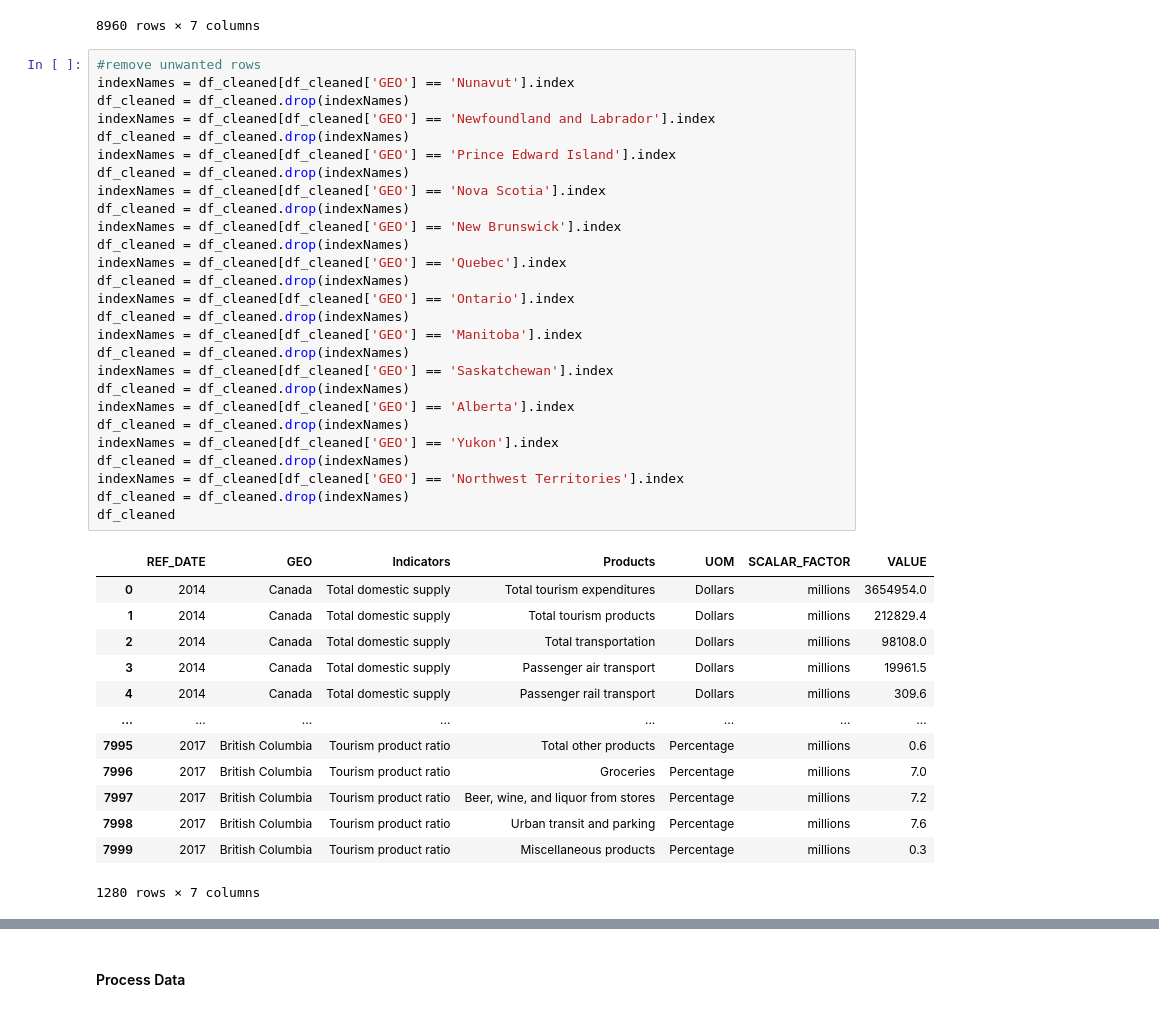
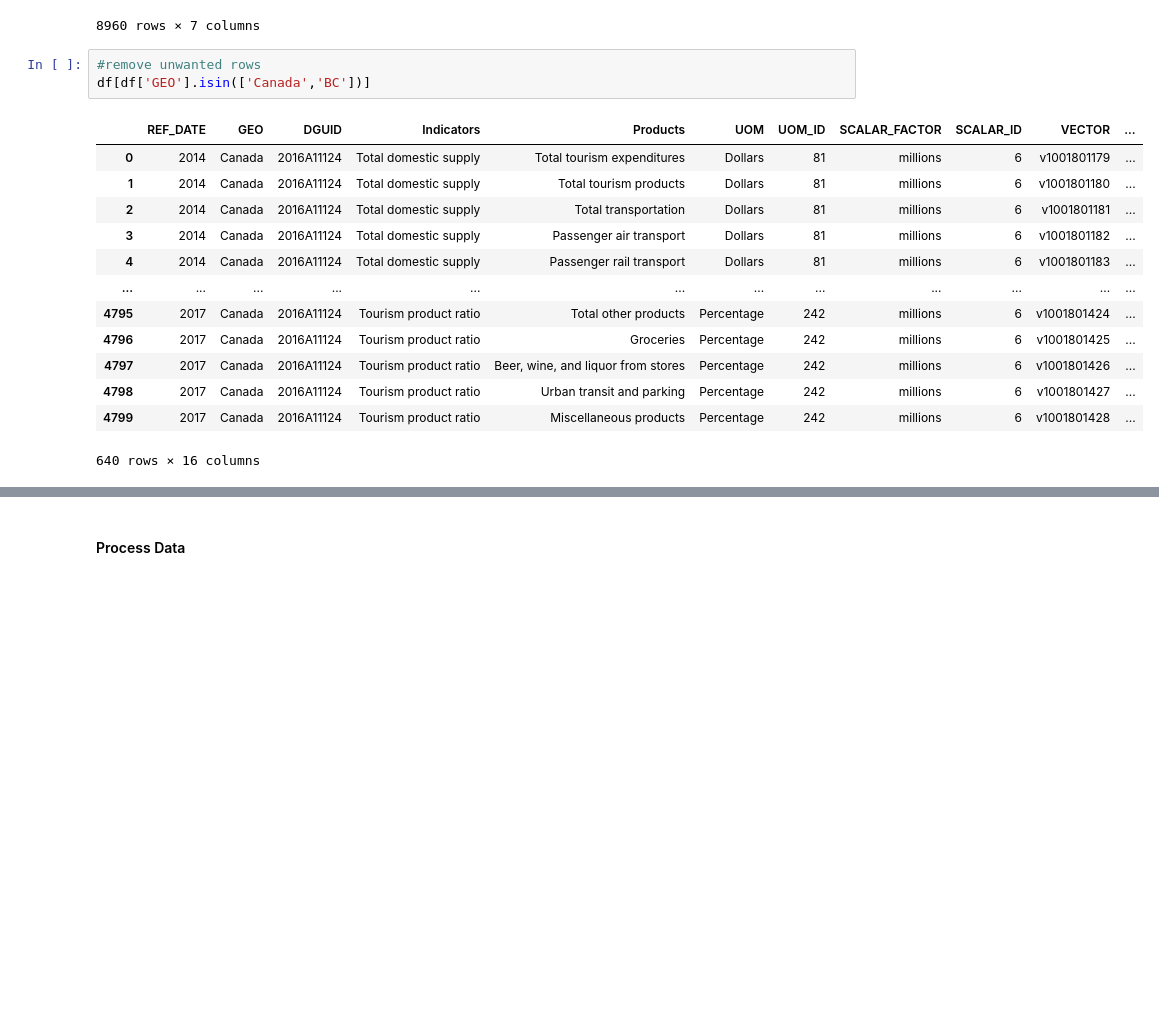
Before and after one commit to data301-2021-winter1/group05-project, a Jupyter notebook: notebooks/analysis1.ipynb, the cells around one changed output, grey strips where cells are left out. Drawn from its saved outputs; the diff is of its cells as text; blank space fills up the shorter version.

```diff
--- a/notebooks/analysis1.ipynb
+++ b/notebooks/analysis1.ipynb
@@ -305,45 +305,21 @@ df_cleaned
 8960 rows × 7 columns
 # %%
 #remove unwanted rows
-indexNames = df_cleaned[df_cleaned['GEO'] == 'Nunavut'].index
-df_cleaned = df_cleaned.drop(indexNames)
-indexNames = df_cleaned[df_cleaned['GEO'] == 'Newfoundland and Labrador'].index
-df_cleaned = df_cleaned.drop(indexNames)
-indexNames = df_cleaned[df_cleaned['GEO'] == 'Prince Edward Island'].index
-df_cleaned = df_cleaned.drop(indexNames)
-indexNames = df_cleaned[df_cleaned['GEO'] == 'Nova Scotia'].index
-df_cleaned = df_cleaned.drop(indexNames)
-indexNames = df_cleaned[df_cleaned['GEO'] == 'New Brunswick'].index
-df_cleaned = df_cleaned.drop(indexNames)
-indexNames = df_cleaned[df_cleaned['GEO'] == 'Quebec'].index
-df_cleaned = df_cleaned.drop(indexNames)
-indexNames = df_cleaned[df_cleaned['GEO'] == 'Ontario'].index
-df_cleaned = df_cleaned.drop(indexNames)
-indexNames = df_cleaned[df_cleaned['GEO'] == 'Manitoba'].index
-df_cleaned = df_cleaned.drop(indexNames)
-indexNames = df_cleaned[df_cleaned['GEO'] == 'Saskatchewan'].index
-df_cleaned = df_cleaned.drop(indexNames)
-indexNames = df_cleaned[df_cleaned['GEO'] == 'Alberta'].index
-df_cleaned = df_cleaned.drop(indexNames)
-indexNames = df_cleaned[df_cleaned['GEO'] == 'Yukon'].index
-df_cleaned = df_cleaned.drop(indexNames)
-indexNames = df_cleaned[df_cleaned['GEO'] == 'Northwest Territories'].index
-df_cleaned = df_cleaned.drop(indexNames)
-df_cleaned
+df[df['GEO'].isin(['Canada','BC'])]
 # %% [output]
-|  | REF_DATE | GEO | Indicators | Products | UOM | SCALAR_FACTOR | VALUE |
-| 0 | 2014 | Canada | Total domestic supply | Total tourism expenditures | Dollars | millions | 3654954.0 |
-| 1 | 2014 | Canada | Total domestic supply | Total tourism products | Dollars | millions | 212829.4 |
-| 2 | 2014 | Canada | Total domestic supply | Total transportation | Dollars | millions | 98108.0 |
-| 3 | 2014 | Canada | Total domestic supply | Passenger air transport | Dollars | millions | 19961.5 |
-| 4 | 2014 | Canada | Total domestic supply | Passenger rail transport | Dollars | millions | 309.6 |
-| ... | ... | ... | ... | ... | ... | ... | ... |
-| 7995 | 2017 | British Columbia | Tourism product ratio | Total other products | Percentage | millions | 0.6 |
-| 7996 | 2017 | British Columbia | Tourism product ratio | Groceries | Percentage | millions | 7.0 |
-| 7997 | 2017 | British Columbia | Tourism product ratio | Beer, wine, and liquor from stores | Percentage | millions | 7.2 |
-| 7998 | 2017 | British Columbia | Tourism product ratio | Urban transit and parking | Percentage | millions | 7.6 |
-| 7999 | 2017 | British Columbia | Tourism product ratio | Miscellaneous products | Percentage | millions | 0.3 |
+|  | REF_DATE | GEO | DGUID | Indicators | Products | UOM | UOM_ID | SCALAR_FACTOR | SCALAR_ID | VECTOR | ... |
+| 0 | 2014 | Canada | 2016A11124 | Total domestic supply | Total tourism expenditures | Dollars | 81 | millions | 6 | v1001801179 | ... |
+| 1 | 2014 | Canada | 2016A11124 | Total domestic supply | Total tourism products | Dollars | 81 | millions | 6 | v1001801180 | ... |
+| 2 | 2014 | Canada | 2016A11124 | Total domestic supply | Total transportation | Dollars | 81 | millions | 6 | v1001801181 | ... |
+| 3 | 2014 | Canada | 2016A11124 | Total domestic supply | Passenger air transport | Dollars | 81 | millions | 6 | v1001801182 | ... |
+| 4 | 2014 | Canada | 2016A11124 | Total domestic supply | Passenger rail transport | Dollars | 81 | millions | 6 | v1001801183 | ... |
+| ... | ... | ... | ... | ... | ... | ... | ... | ... | ... | ... | ... |
+| 4795 | 2017 | Canada | 2016A11124 | Tourism product ratio | Total other products | Percentage | 242 | millions | 6 | v1001801424 | ... |
+| 4796 | 2017 | Canada | 2016A11124 | Tourism product ratio | Groceries | Percentage | 242 | millions | 6 | v1001801425 | ... |
+| 4797 | 2017 | Canada | 2016A11124 | Tourism product ratio | Beer, wine, and liquor from stores | Percentage | 242 | millions | 6 | v1001801426 | ... |
+| 4798 | 2017 | Canada | 2016A11124 | Tourism product ratio | Urban transit and parking | Percentage | 242 | millions | 6 | v1001801427 | ... |
+| 4799 | 2017 | Canada | 2016A11124 | Tourism product ratio | Miscellaneous products | Percentage | 242 | millions | 6 | v1001801428 | ... |
-1280 rows × 7 columns
+640 rows × 16 columns
 # %%
 #remove rows with null values
 df_cleaned = df_cleaned.dropna(axis=0)
```
Also changed, not shown: parts of 3 cells of this notebook.
